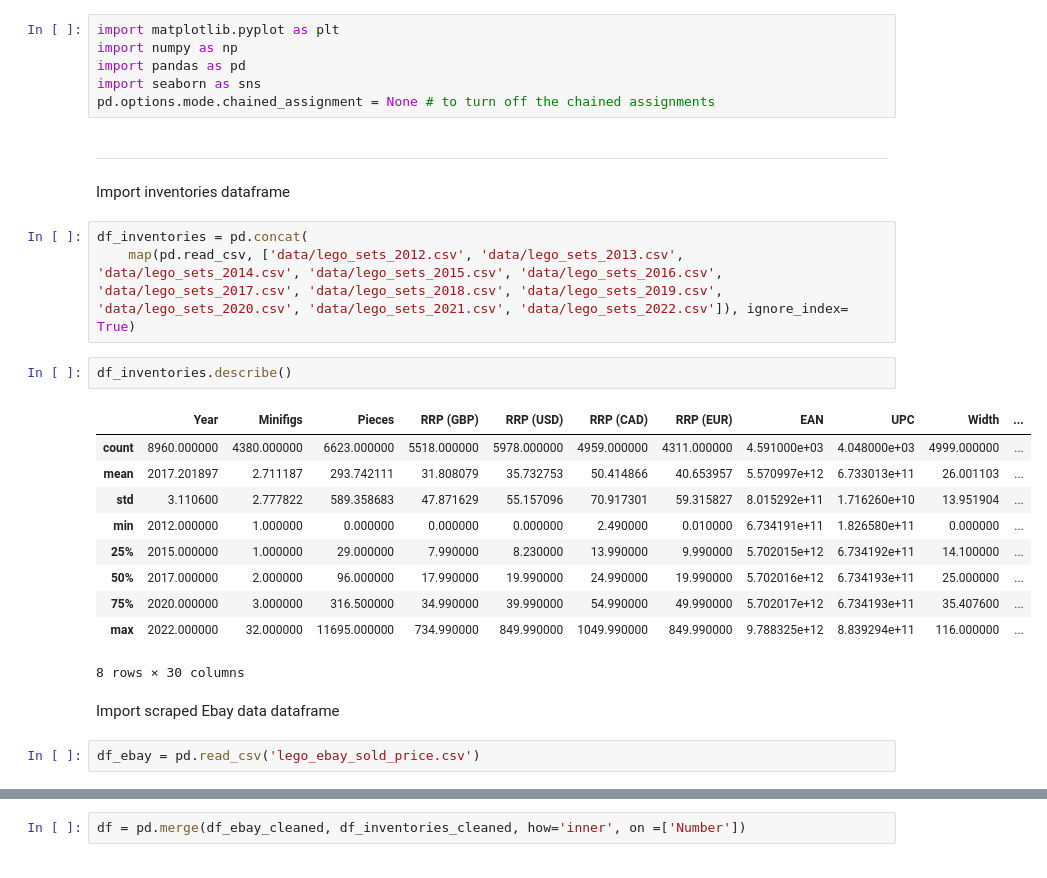
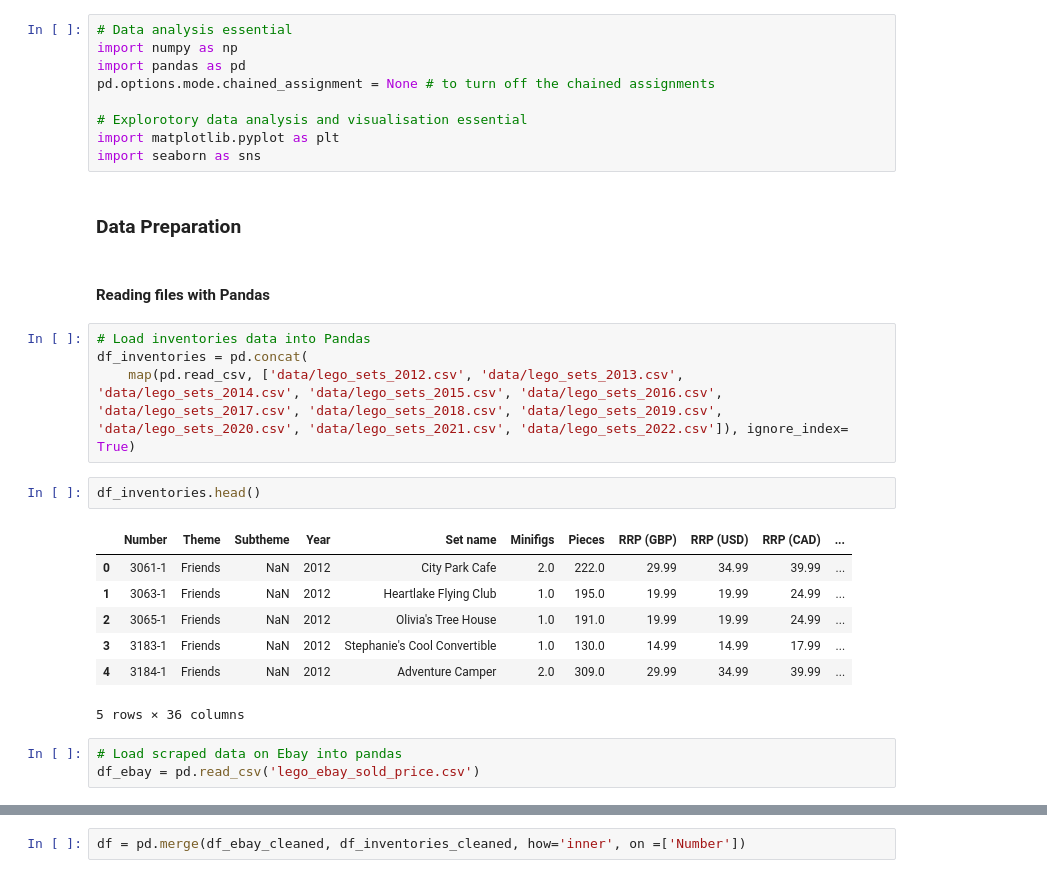
Before and after one commit to onguyenquanghuy/lego_resale_price_prediction, a Jupyter notebook: lego_resale_price_prediction.ipynb, the cells around one changed output, grey strips where cells are left out. Saved outputs shown, nothing was run; the diff lists cells and outputs as text.

```diff
--- a/lego_resale_price_prediction.ipynb
+++ b/lego_resale_price_prediction.ipynb
@@ -1,32 +5,33 @@
 # %%
-import matplotlib.pyplot as plt
+# Data analysis essential
 import numpy as np
 import pandas as pd
+pd.options.mode.chained_assignment = None # to turn off the chained assignments
+
+# Explorotory data analysis and visualisation essential
+import matplotlib.pyplot as plt
 import seaborn as sns
-pd.options.mode.chained_assignment = None # to turn off the chained assignments
-# %% [markdown]
-_________________________________
-Import inventories dataframe
+# %% [markdown]
+### Data Preparation
+# %% [markdown]
+#### Reading files with Pandas
 # %%
+# Load inventories data into Pandas
 df_inventories = pd.concat(
     map(pd.read_csv, ['data/lego_sets_2012.csv', 'data/lego_sets_2013.csv', 'data/lego_sets_2014.csv', 'data/lego_sets_2015.csv', 'data/lego_sets_2016.csv', 'data/lego_sets_2017.csv', 'data/lego_sets_2018.csv', 'data/lego_sets_2019.csv', 'data/lego_sets_2020.csv', 'data/lego_sets_2021.csv', 'data/lego_sets_2022.csv']), ignore_index= True)
 # %%
-df_inventories.describe()
+df_inventories.head()
 # %% [output]
-|  | Year | Minifigs | Pieces | RRP (GBP) | RRP (USD) | RRP (CAD) | RRP (EUR) | EAN | UPC | Width | ... |
-| count | 8960.000000 | 4380.000000 | 6623.000000 | 5518.000000 | 5978.000000 | 4959.000000 | 4311.000000 | 4.591000e+03 | 4.048000e+03 | 4999.000000 | ... |
-| mean | 2017.201897 | 2.711187 | 293.742111 | 31.808079 | 35.732753 | 50.414866 | 40.653957 | 5.570997e+12 | 6.733013e+11 | 26.001103 | ... |
-| std | 3.110600 | 2.777822 | 589.358683 | 47.871629 | 55.157096 | 70.917301 | 59.315827 | 8.015292e+11 | 1.716260e+10 | 13.951904 | ... |
-| min | 2012.000000 | 1.000000 | 0.000000 | 0.000000 | 0.000000 | 2.490000 | 0.010000 | 6.734191e+11 | 1.826580e+11 | 0.000000 | ... |
-| 25% | 2015.000000 | 1.000000 | 29.000000 | 7.990000 | 8.230000 | 13.990000 | 9.990000 | 5.702015e+12 | 6.734192e+11 | 14.100000 | ... |
-| 50% | 2017.000000 | 2.000000 | 96.000000 | 17.990000 | 19.990000 | 24.990000 | 19.990000 | 5.702016e+12 | 6.734193e+11 | 25.000000 | ... |
-| 75% | 2020.000000 | 3.000000 | 316.500000 | 34.990000 | 39.990000 | 54.990000 | 49.990000 | 5.702017e+12 | 6.734193e+11 | 35.407600 | ... |
-| max | 2022.000000 | 32.000000 | 11695.000000 | 734.990000 | 849.990000 | 1049.990000 | 849.990000 | 9.788325e+12 | 8.839294e+11 | 116.000000 | ... |
+|  | Number | Theme | Subtheme | Year | Set name | Minifigs | Pieces | RRP (GBP) | RRP (USD) | RRP (CAD) | ... |
+| 0 | 3061-1 | Friends | NaN | 2012 | City Park Cafe | 2.0 | 222.0 | 29.99 | 34.99 | 39.99 | ... |
+| 1 | 3063-1 | Friends | NaN | 2012 | Heartlake Flying Club | 1.0 | 195.0 | 19.99 | 19.99 | 24.99 | ... |
+| 2 | 3065-1 | Friends | NaN | 2012 | Olivia's Tree House | 1.0 | 191.0 | 19.99 | 19.99 | 24.99 | ... |
+| 3 | 3183-1 | Friends | NaN | 2012 | Stephanie's Cool Convertible | 1.0 | 130.0 | 14.99 | 14.99 | 17.99 | ... |
+| 4 | 3184-1 | Friends | NaN | 2012 | Adventure Camper | 2.0 | 309.0 | 29.99 | 34.99 | 39.99 | ... |
-8 rows × 30 columns
+5 rows × 36 columns
-# %% [markdown]
-Import scraped Ebay data dataframe
-# %%
-df_ebay = pd.read_csv('lego_ebay_sold_price.csv')
+# %%
+# Load scraped data on Ebay into pandas
+df_ebay = pd.read_csv('lego_ebay_sold_price.csv')
 # %%
 df_ebay.describe()
 # %% [output]
```
Also changed, not shown: parts of 142 cells of this notebook, 1 other file.
